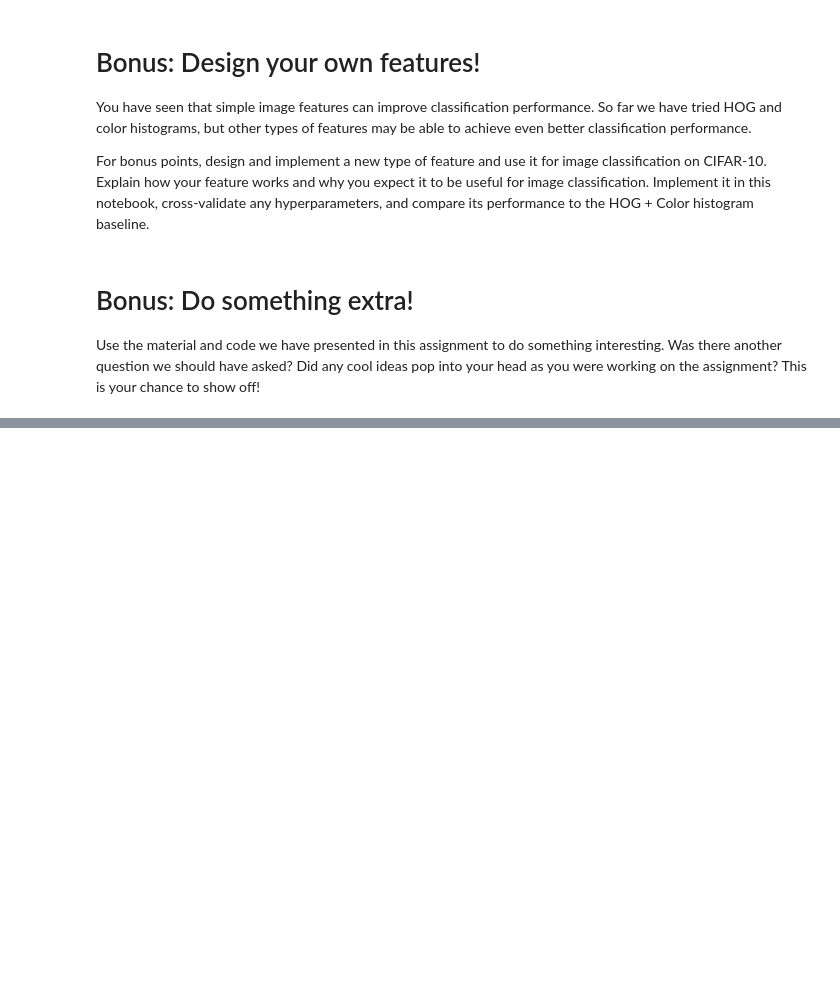
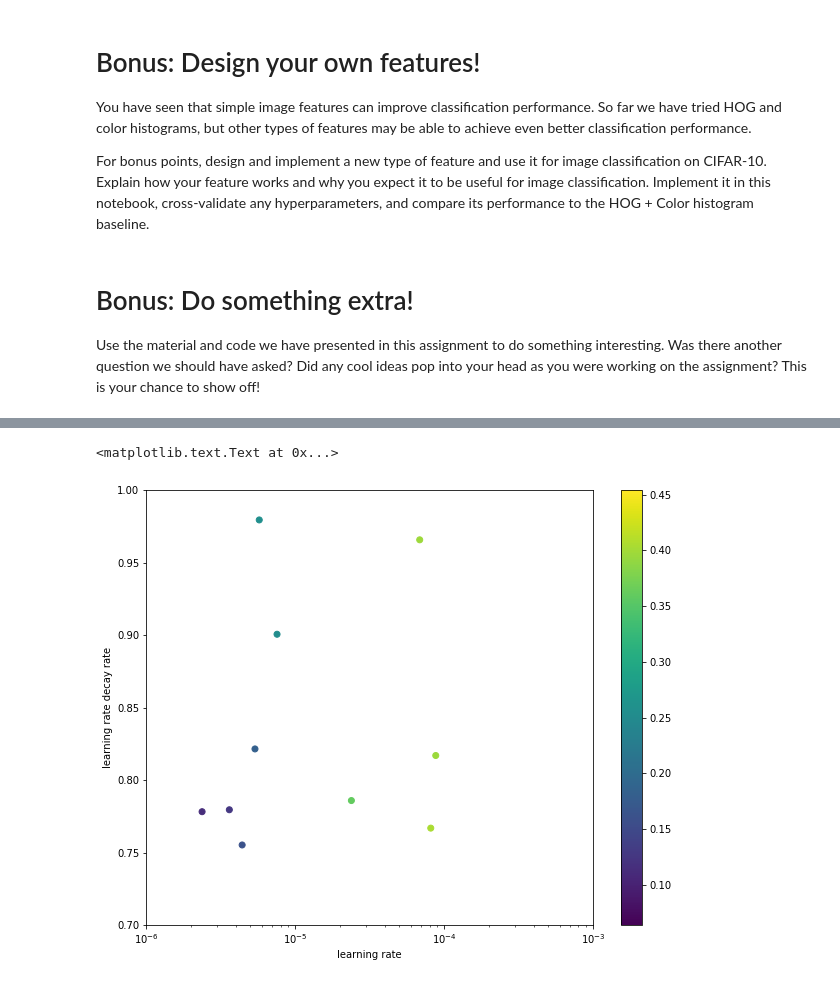
Before and after one commit to DeepDriving/COMP4901J-CS231n, a Jupyter notebook: assignment1/features.ipynb, the cells around one changed output, grey strips where cells are left out. Cells and saved outputs as stored; diff of their text form; code cells hidden in the pictures; blank space fills up the shorter version.

```diff
--- a/assignment1/features.ipynb
+++ b/assignment1/features.ipynb
@@ -230,6 +234,8 @@ batch_size_list = [400]
 learning_rate_list = [0.7, 1]
 learning_rate_decay_list = [0.9, 0.92]
 reg_list = [3e-5, 6e-5]
+best_acc = 0
+best_net = None
 
 for ni in num_iters_list:
     for bs in batch_size_list:
@@ -289,3 +295,60 @@ For bonus points, design and implement a new type of feature and use it for imag
 # %% [markdown]
 # Bonus: Do something extra!
 Use the material and code we have presented in this assignment to do something interesting. Was there another question we should have asked? Did any cool ideas pop into your head as you were working on the assignment? This is your chance to show off!
+# %%
+# I implemented a random search of the hyper-parameters and visualize the results on a 2D plane.
+# This will provide a intuitive understanding for the hyper-parameters and help selection on them.
+
+learning_rate_range = (1e-6, 1e-3)
+learning_rate_decay_range = (0.7, 1.0)
+sample_num = 10
+
+input_size = 32 * 32 * 3
+hidden_size = 50
+num_classes = 10
+
+dropout_rate = 0.5
+reg = 0.5
+num_iter = 1000
+batch_size = 200
+
+# Use TwoLayerNet as example
+training_history = []
+X_train = X_train.reshape(X_train.shape[0], -1)
+X_val = X_val.reshape(X_val.shape[0], -1)
+
+# loop and decide the two rates on time.
+for i in range(sample_num):
+    # Sample the learning rate randomly in the log scale
+    learning_rate = np.exp(np.random.uniform(low = np.log(learning_rate_range[0]),
+                                                 high = np.log(learning_rate_range[1]),
+                                                 size = 1))[0]
+
+    # Sample the learning rate decay in normal scale
+    learning_rate_decay = np.random.uniform(low = learning_rate_decay_range[0],
+                                                high = learning_rate_decay_range[1],
+                                                size = 1)[0]
+
+    net = TwoLayerNet(input_size, hidden_size, num_classes)
+    stats = net.train(X_train, y_train, X_val, y_val,
+                            num_iters=num_iter, batch_size=batch_size,
+                            learning_rate=learning_rate, learning_rate_decay=learning_rate_decay,
+                            reg=reg, verbose=False,
+                            dropout_param = dropout_rate, momentum = 0.9)
+    val_acc = (net.predict(X_val) == y_val).mean()
+    print("learning rate: %f, learning rate decay: %f" % (learning_rate, learning_rate_decay))
+    print("validation accuracy: ", val_acc)
+    training_history.append([learning_rate, learning_rate_decay, val_acc])
+
+th = np.array(training_history)
+plt.scatter(th[:,0], th[:,1], c = th[:,2], cmap='viridis',
+            vmax = np.max(th[:,2]) + 0.05,
+            vmin = np.min(th[:,2]) - 0.05)
+plt.colorbar()
+plt.xscale('log')
+plt.xlim(learning_rate_range)
+plt.ylim(learning_rate_decay_range)
+plt.xlabel("learning rate")
+plt.ylabel("learning rate decay rate")
+plt.show()
+# %% [output]
@@ -291,0 +375,2 @@ Use the material and code we have presented in this assignment to do something i
+<matplotlib.text.Text at 0x...>
+[figure, added]
```
Also changed, not shown: parts of 9 cells of this notebook, 1 other file.
